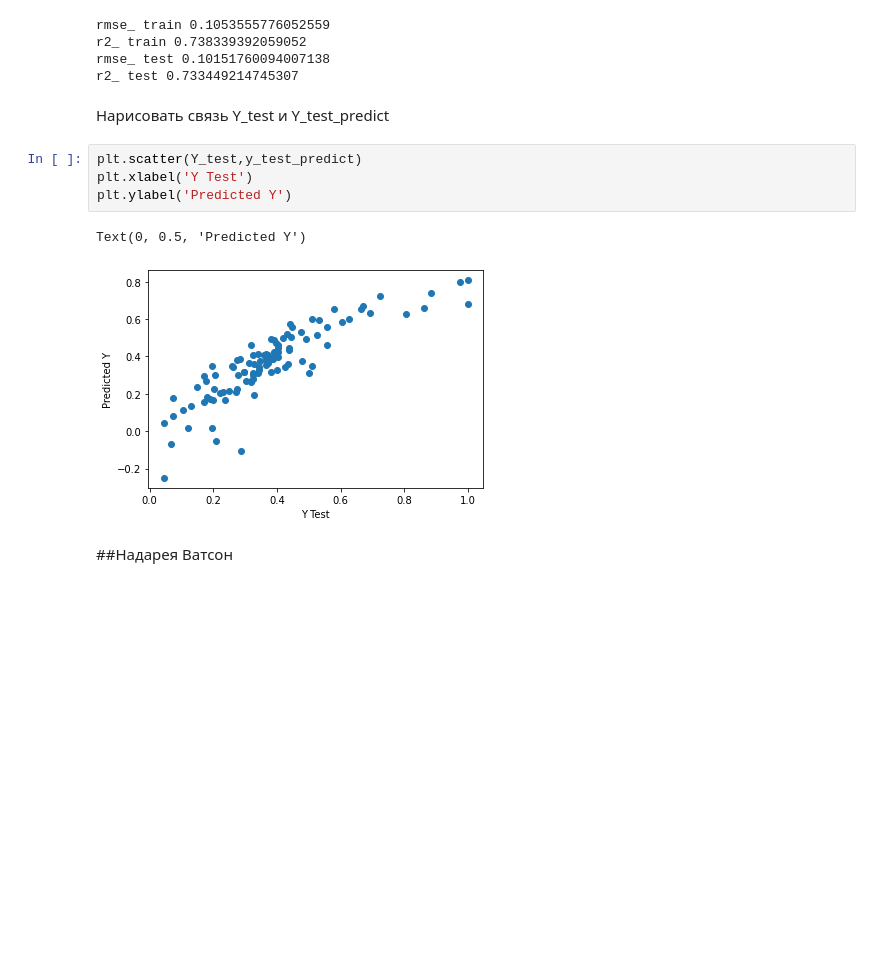
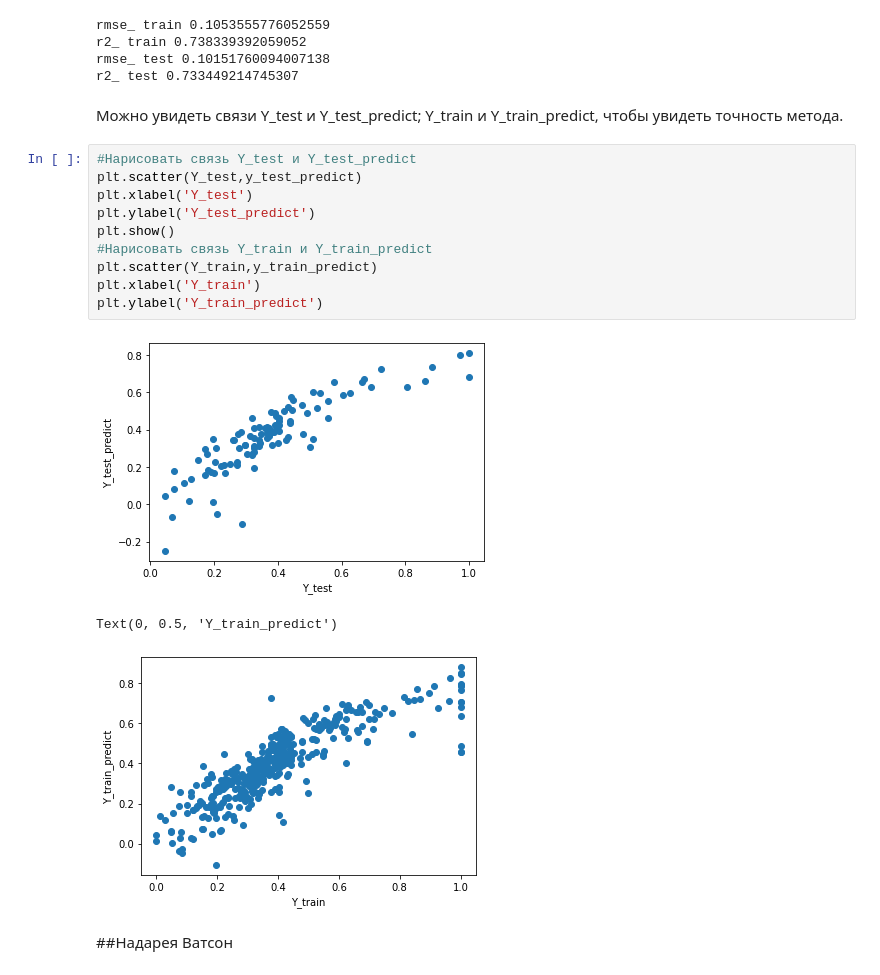
Before and after one commit to haminhtien99/MachineLearningSeminars, a Jupyter notebook: hometask/task1-1/regression.ipynb, the cells around one changed output. Saved outputs shown, nothing was run; the diff lists cells and outputs as text; blank space fills up the shorter version.

```diff
--- a/hometask/task1-1/regression.ipynb
+++ b/hometask/task1-1/regression.ipynb
@@ -236,15 +228,22 @@ rmse_ train 0.1053555776052559
 r2_ train 0.738339392059052
 rmse_ test 0.10151760094007138
 r2_ test 0.733449214745307
-# %% [markdown]
-Нарисовать связь Y_test и Y_test_predict
-# %%
-plt.scatter(Y_test,y_test_predict)
-plt.xlabel('Y Test')
-plt.ylabel('Predicted Y')
-# %% [output]
-Text(0, 0.5, 'Predicted Y')
-[figure, removed]
+# %% [markdown]
+Можно увидеть связи Y_test и Y_test_predict; Y_train и Y_train_predict, чтобы увидеть точность метода.
+# %%
+#Нарисовать связь Y_test и Y_test_predict
+plt.scatter(Y_test,y_test_predict)
+plt.xlabel('Y_test')
+plt.ylabel('Y_test_predict')
+plt.show()
+#Нарисовать связь Y_train и Y_train_predict
+plt.scatter(Y_train,y_train_predict)
+plt.xlabel('Y_train')
+plt.ylabel('Y_train_predict')
+# %% [output]
+[figure, added]
+Text(0, 0.5, 'Y_train_predict')
+[figure, added]
 # %% [markdown]
 ##Надарея Ватсон
 # %% [markdown]
```
Also changed, not shown: parts of 29 cells of this notebook.
